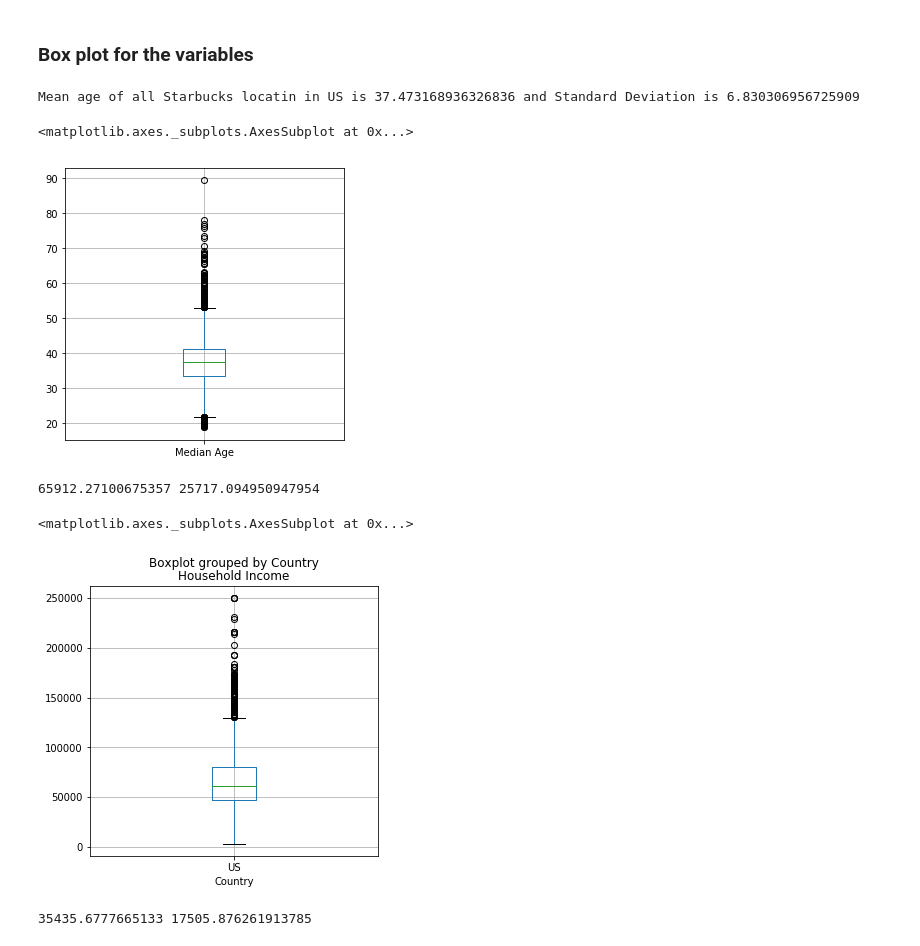
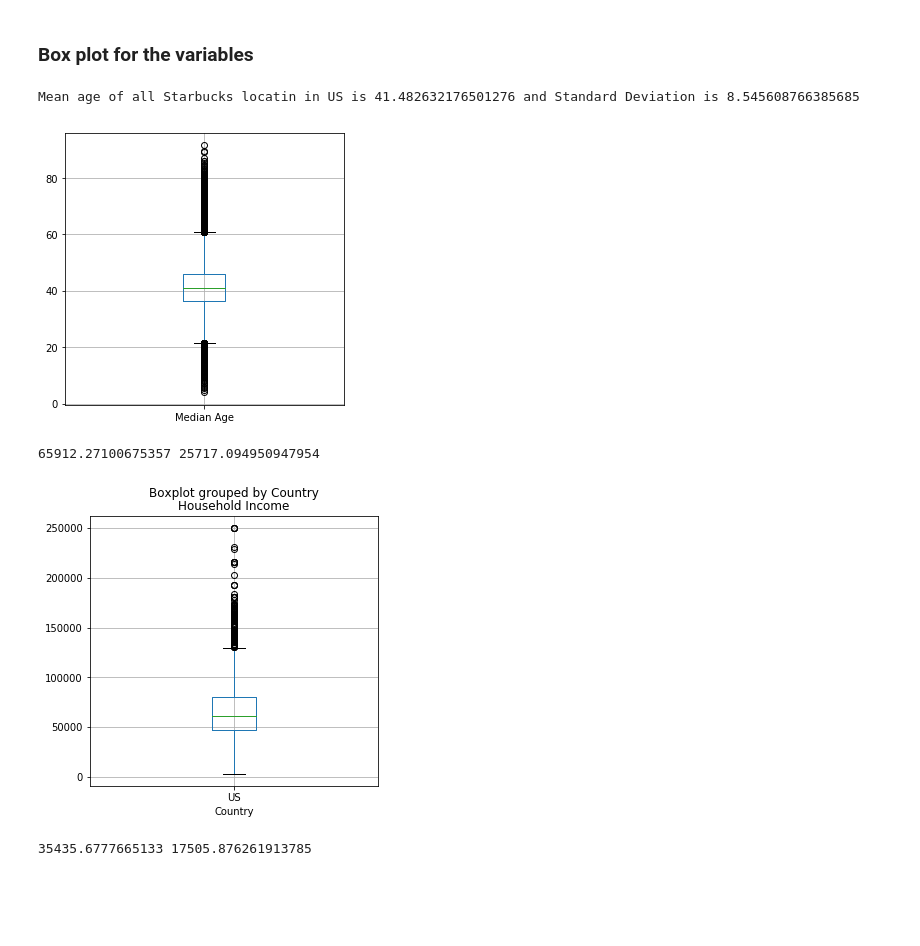
Before and after one commit to renju-zacharia/datascience_project1, a Jupyter notebook: Starbucks.ipynb, the cells around one changed output. Drawn from its saved outputs; the diff is of its cells as text; code cells hidden in the pictures; blank space fills up the shorter version.

```diff
--- a/Starbucks.ipynb
+++ b/Starbucks.ipynb
@@ -43,6 +31,7 @@ zip_ref.close()
 # %%
-#Read starbucks file into a dataframe
-str_file = os.path.join('Resources','directory.csv')
-str_df = pd.read_csv(str_file)
-str_df.head(5)
+# Read Merged and Cleansed Starbucks file
+
+read_file = os.path.join('Resources' , 'SB_Census_Data.csv')
+data_df = pd.read_csv(read_file)
+data_df.head()
 # %% [output]
@@ -156,4 +44,0 @@ census_pd.head()
-# %%
-#Merge Starbucks and Census dataframes on Zipcode
-data_df = census_pd.merge(str_df_us, how = 'outer', on="Zipcode")
-data_df.head()
@@ -170,9 +45,3 @@ data_df.head()
-# %%
-# Data Analysis - standardizing names for Starbucks
-
-data_df['Brand'] = data_df['Brand'].str.strip().replace("Teavana","Starbucks")
-data_df['Brand'] = data_df['Brand'].str.strip().replace("Evolution Fresh","Starbucks")
-data_df['Brand'] = data_df['Brand'].str.strip().replace("Coffee House Holdings","Starbucks")
 # %% [markdown]
 ## Data Analysis - Plot the Mean for the variables chosen for analysis
 # %%
@@ -325,38 +196,30 @@ fig
 [interactive output not drawn]
 # %% [markdown]
 ### Box plot for the variables
-# %%
-#Replacing all sister concerns of Starbucks ('Teavana', 'Evolution Fresh','Coffee House Holdings') to Starbucks
-
-data_df['Brand'] = data_df['Brand'].str.strip().replace("Teavana","Starbucks")
-data_df['Brand'] = data_df['Brand'].str.strip().replace("Evolution Fresh","Starbucks")
-data_df['Brand'] = data_df['Brand'].str.strip().replace("Coffee House Holdings","Starbucks")
-
-type_df = data_df.loc[data_df["Brand"] == "Starbucks",:]
 # %%
 # Median age of Starbucks Zip code
 
-grouped_combined_df = type_df.groupby(["Zipcode"])
+grouped_combined_df = data_df.groupby(["Zipcode"])
 
 grouped_combined_df_age = grouped_combined_df['Median Age'].mean()
 
 grouped_combined_df_brand = grouped_combined_df['Brand'].first()
 
 grouped_df_new= pd.DataFrame({"Brand": grouped_combined_df_brand, "Median Age":grouped_combined_df_age })
 
 type_final_df = grouped_df_new[(grouped_df_new['Median Age'] >= 0)]
 
 mean_age = type_final_df["Median Age"].mean()
 
 std_mean_age = type_final_df["Median Age"].std(ddof=0)
 
 print(f"Mean age of all Starbucks locatin in US is {mean_age} and Standard Deviation is {std_mean_age}")
 
 type_final_df.boxplot(column='Median Age', figsize = (5,5))
+plt.savefig('Images/Boxplot_Median_Age.png')
 # %% [output]
-Mean age of all Starbucks locatin in US is 37.473168936326836 and Standard Deviation is 6.830306956725909
+Mean age of all Starbucks locatin in US is 41.482632176501276 and Standard Deviation is 8.545608766385685
-<matplotlib.axes._subplots.AxesSubplot at 0x...>
-[figure, old version]
+[figure, new version]
 # %%
 # Extracting information only for Starbucks zipcodes which have valid census data
 SB_df = data_df.loc[data_df["Brand"] == "Starbucks",:]
@@ -373,8 +236,8 @@ print(hhi_mean, hhi_std)
 # %%
 #Box plot for Household Income
 SB_HHI_df.boxplot(column='Household Income', by='Country', figsize = (5,5))
+plt.savefig('Images/Boxplot_Household_Income.png')
 # %% [output]
-<matplotlib.axes._subplots.AxesSubplot at 0x...>
 [figure]
 # %%
 #Get Per capita Income greater than 0
```
Also changed, not shown: parts of 27 cells of this notebook, 17 other files.
